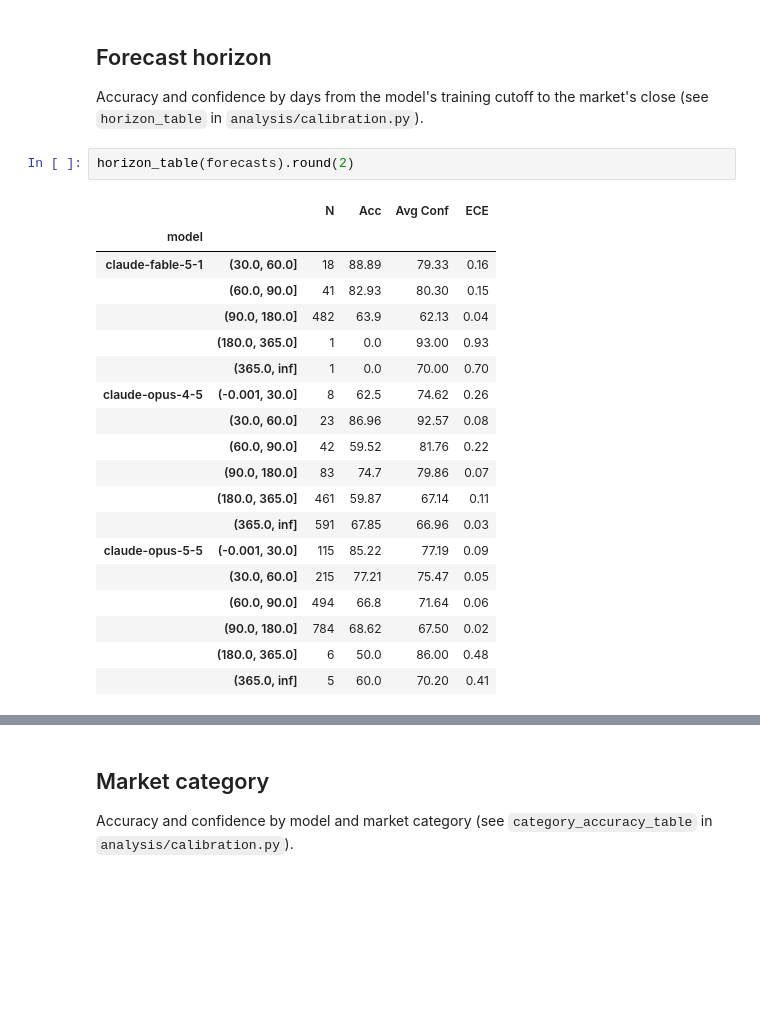
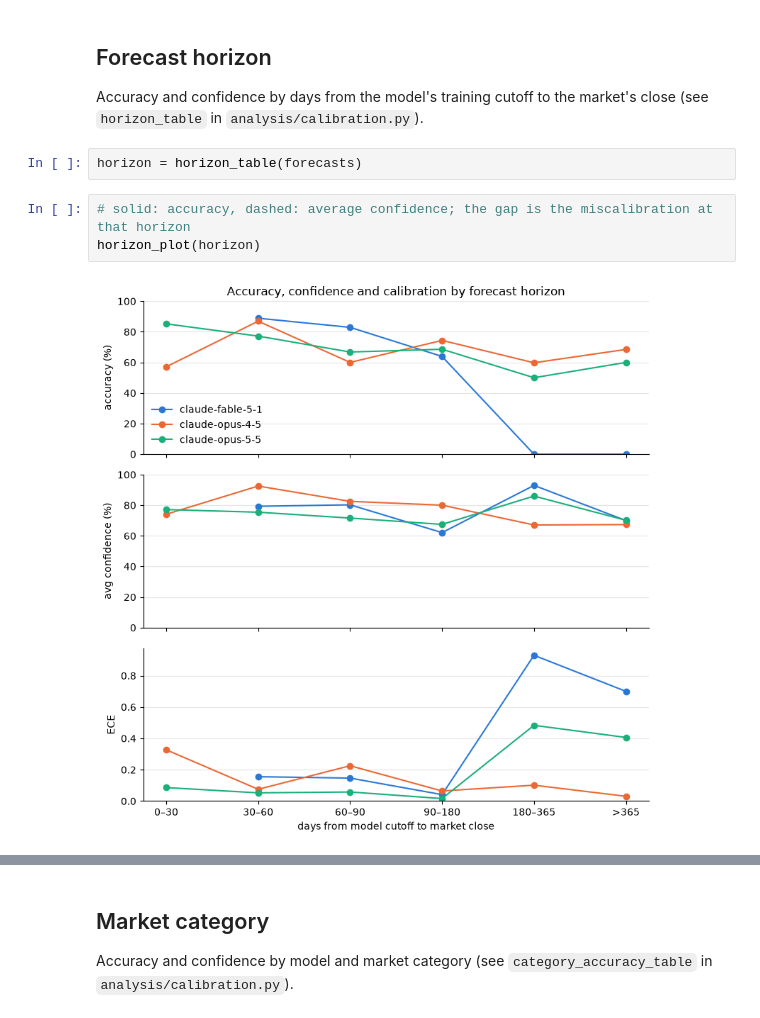
Before and after one commit to andrewkittredge/prediction-market-benchmark, a Jupyter notebook: analysis/calibration.ipynb, the cells around one changed output, grey strips where cells are left out. Saved outputs shown, nothing was run; the diff lists cells and outputs as text; blank space fills up the shorter version.

```diff
--- a/analysis/calibration.ipynb
+++ b/analysis/calibration.ipynb
@@ -74,25 +109,10 @@ reliability = forecasts.groupby("confidence_bin", observed=True).agg(
 ## Forecast horizon
 
 Accuracy and confidence by days from the model's training cutoff to the market's close (see `horizon_table` in `analysis/calibration.py`).
-# %%
-horizon_table(forecasts).round(2)
-# %% [output]
-|  |  | N | Acc | Avg Conf | ECE |
-| model |  |  |  |  |  |
-| claude-fable-5-1 | (30.0, 60.0] | 18 | 88.89 | 79.33 | 0.16 |
-|  | (60.0, 90.0] | 41 | 82.93 | 80.30 | 0.15 |
-|  | (90.0, 180.0] | 482 | 63.9 | 62.13 | 0.04 |
-|  | (180.0, 365.0] | 1 | 0.0 | 93.00 | 0.93 |
-|  | (365.0, inf] | 1 | 0.0 | 70.00 | 0.70 |
-| claude-opus-4-5 | (-0.001, 30.0] | 8 | 62.5 | 74.62 | 0.26 |
-|  | (30.0, 60.0] | 23 | 86.96 | 92.57 | 0.08 |
-|  | (60.0, 90.0] | 42 | 59.52 | 81.76 | 0.22 |
-|  | (90.0, 180.0] | 83 | 74.7 | 79.86 | 0.07 |
-|  | (180.0, 365.0] | 461 | 59.87 | 67.14 | 0.11 |
-|  | (365.0, inf] | 591 | 67.85 | 66.96 | 0.03 |
-| claude-opus-5-5 | (-0.001, 30.0] | 115 | 85.22 | 77.19 | 0.09 |
-|  | (30.0, 60.0] | 215 | 77.21 | 75.47 | 0.05 |
-|  | (60.0, 90.0] | 494 | 66.8 | 71.64 | 0.06 |
-|  | (90.0, 180.0] | 784 | 68.62 | 67.50 | 0.02 |
-|  | (180.0, 365.0] | 6 | 50.0 | 86.00 | 0.48 |
-|  | (365.0, inf] | 5 | 60.0 | 70.20 | 0.41 |
+# %%
+horizon = horizon_table(forecasts)
+# %%
+# solid: accuracy, dashed: average confidence; the gap is the miscalibration at that horizon
+horizon_plot(horizon)
+# %% [output]
+[figure, added]
```
Also changed, not shown: parts of 14 cells of this notebook, 1 other file.
